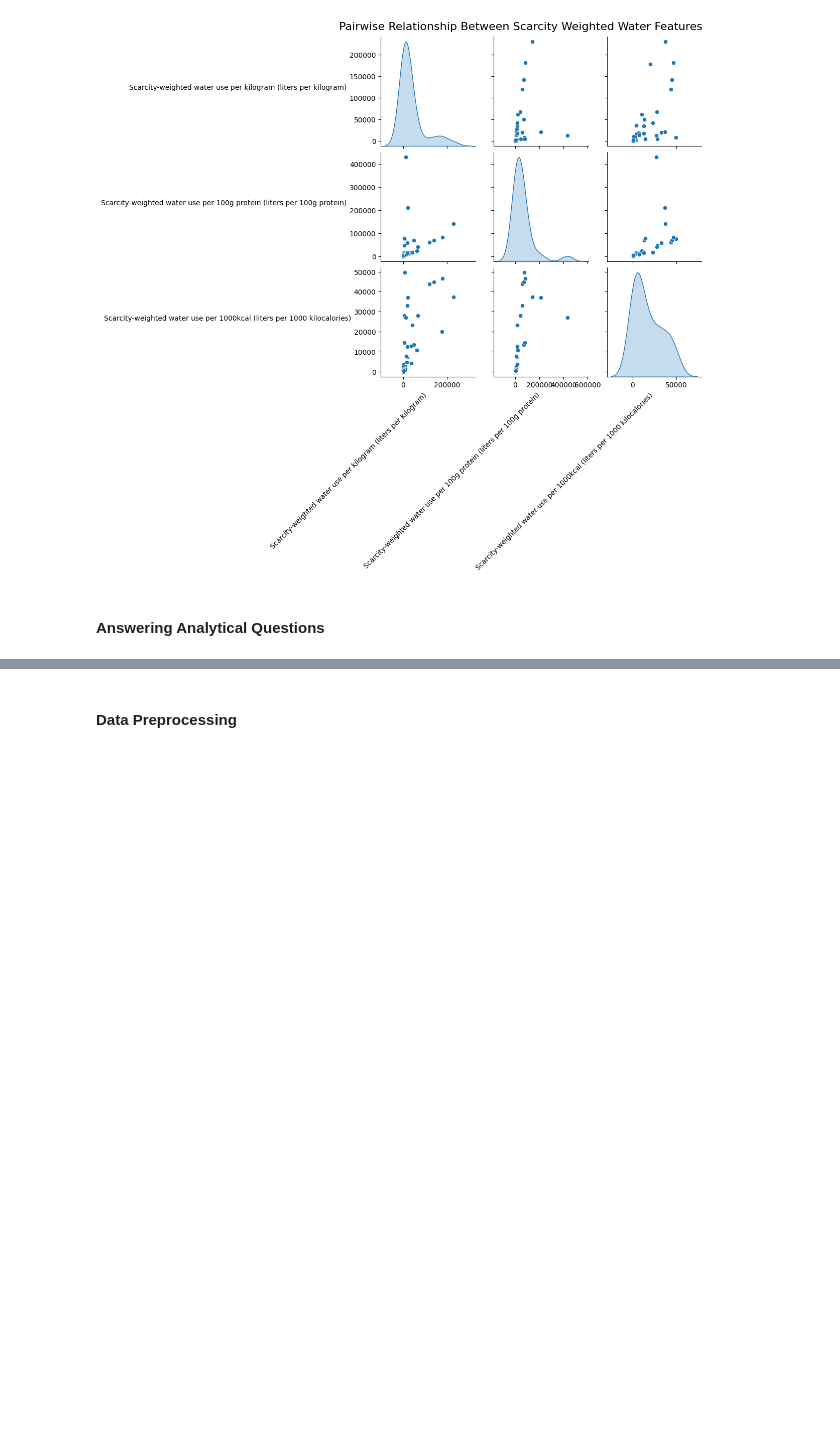
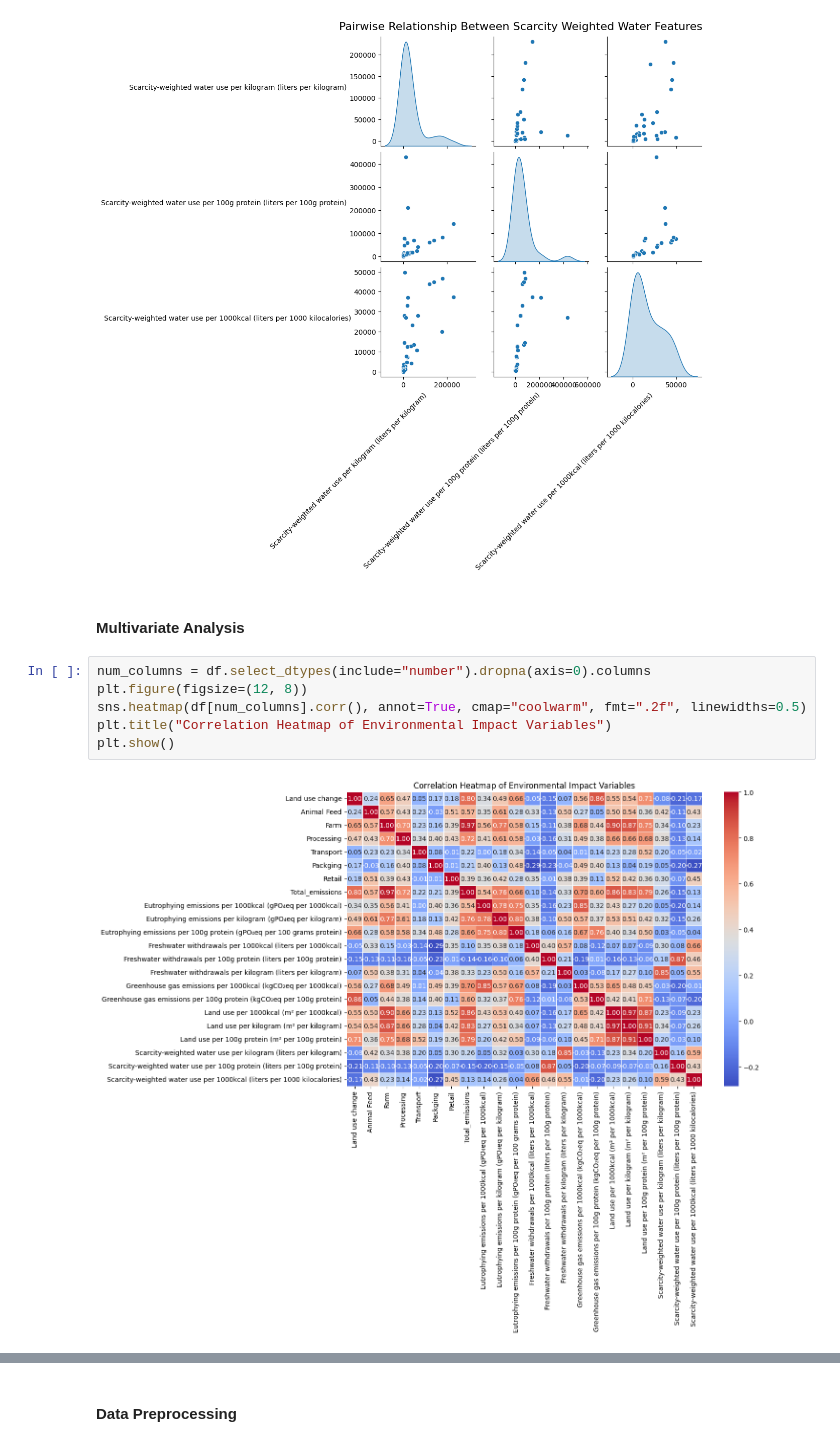
Before and after one commit to adubrightkwartengsnr/Environmental_Impact_Of_Food_Production_Analysis, a Jupyter notebook: notebook/environment_impact_of_food_analysis.ipynb, the cells around one changed output, grey strips where cells are left out. Cells and saved outputs as stored; diff of their text form; blank space fills up the shorter version.

Commit message:
Add multivariate analysis

```diff
--- a/notebook/environment_impact_of_food_analysis.ipynb
+++ b/notebook/environment_impact_of_food_analysis.ipynb
@@ -699,5 +712,13 @@ for ax in pairplot.axes.flatten():
 plt.show()
 # %% [output]
 [figure]
-# %% [markdown]
-#### Answering Analytical Questions
+# %% [markdown]
+#### Multivariate Analysis
+# %%
+num_columns = df.select_dtypes(include="number").dropna(axis=0).columns
+plt.figure(figsize=(12, 8))
+sns.heatmap(df[num_columns].corr(), annot=True, cmap="coolwarm", fmt=".2f", linewidths=0.5)
+plt.title("Correlation Heatmap of Environmental Impact Variables")
+plt.show()
+# %% [output]
+[figure, added]
```
Also changed, not shown: parts of 9 cells of this notebook.
